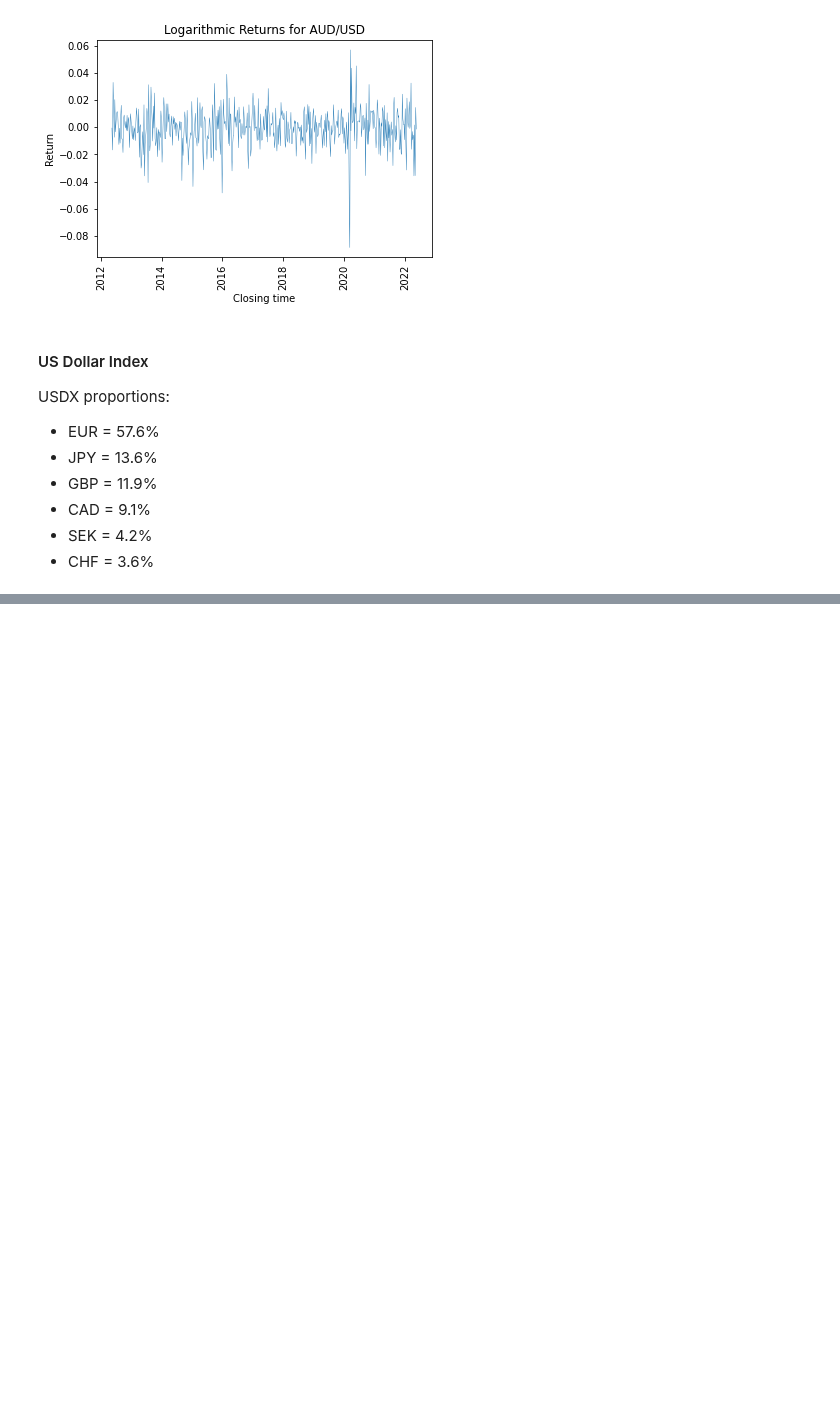
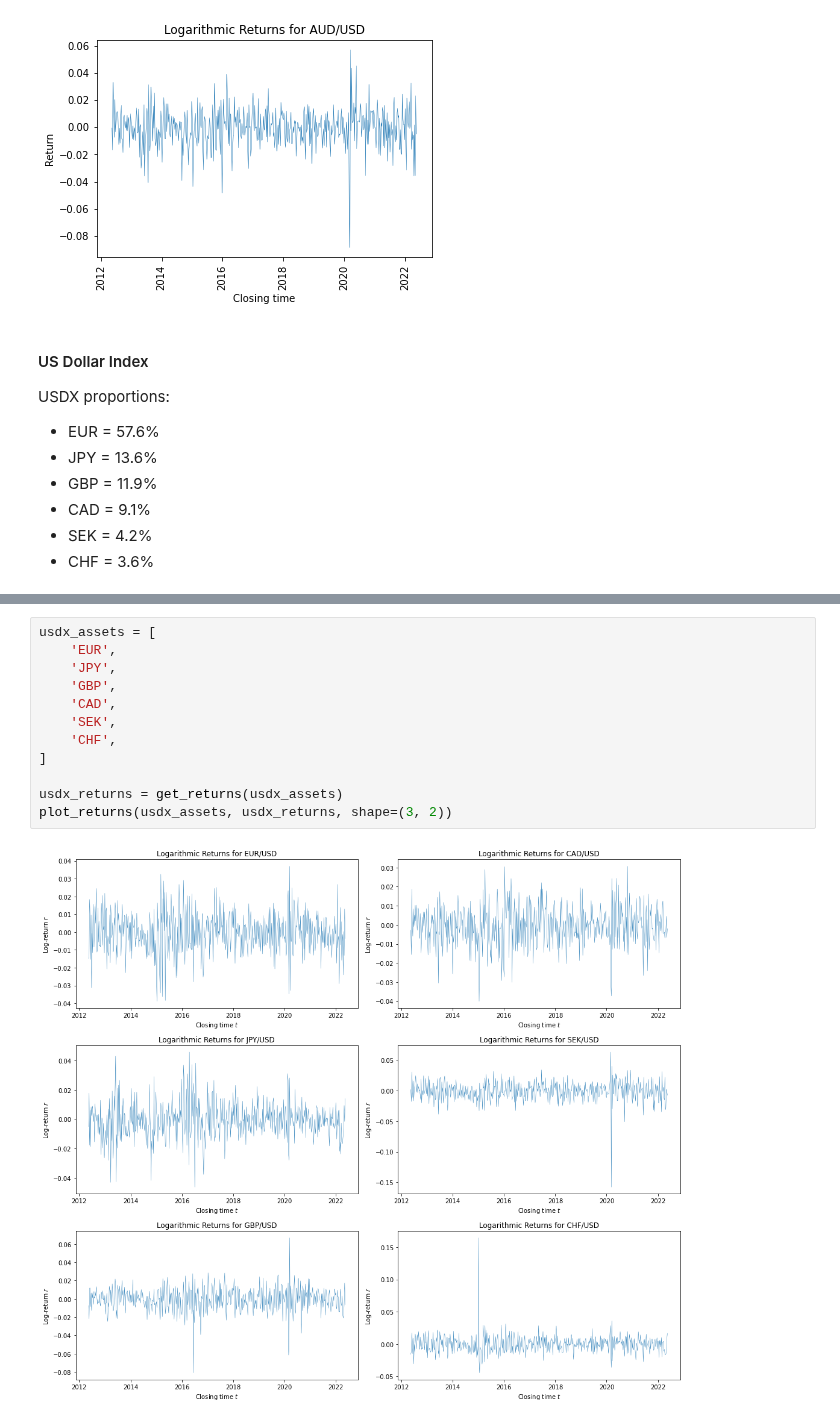
Before and after one commit to gittmp/sustainable-risk-modelling, a Jupyter notebook: Program/turbulence_and_systematic_risk.ipynb, the cells around one changed output, grey strips where cells are left out. Drawn from its saved outputs; the diff is of its cells as text; blank space fills up the shorter version.

Commit message:
refactored fetching/plotting data into function for simplicity

```diff
--- a/Program/turbulence_and_systematic_risk.ipynb
+++ b/Program/turbulence_and_systematic_risk.ipynb
@@ -120,0 +88,14 @@ plt.show()
+# %%
+usdx_assets = [
+    'EUR',
+    'JPY',
+    'GBP',
+    'CAD',
+    'SEK',
+    'CHF',
+]
+
+usdx_returns = get_returns(usdx_assets)
+plot_returns(usdx_assets, usdx_returns, shape=(3, 2))
+# %% [output]
+[figure, added]
```
Also changed, not shown: parts of 3 cells of this notebook.
